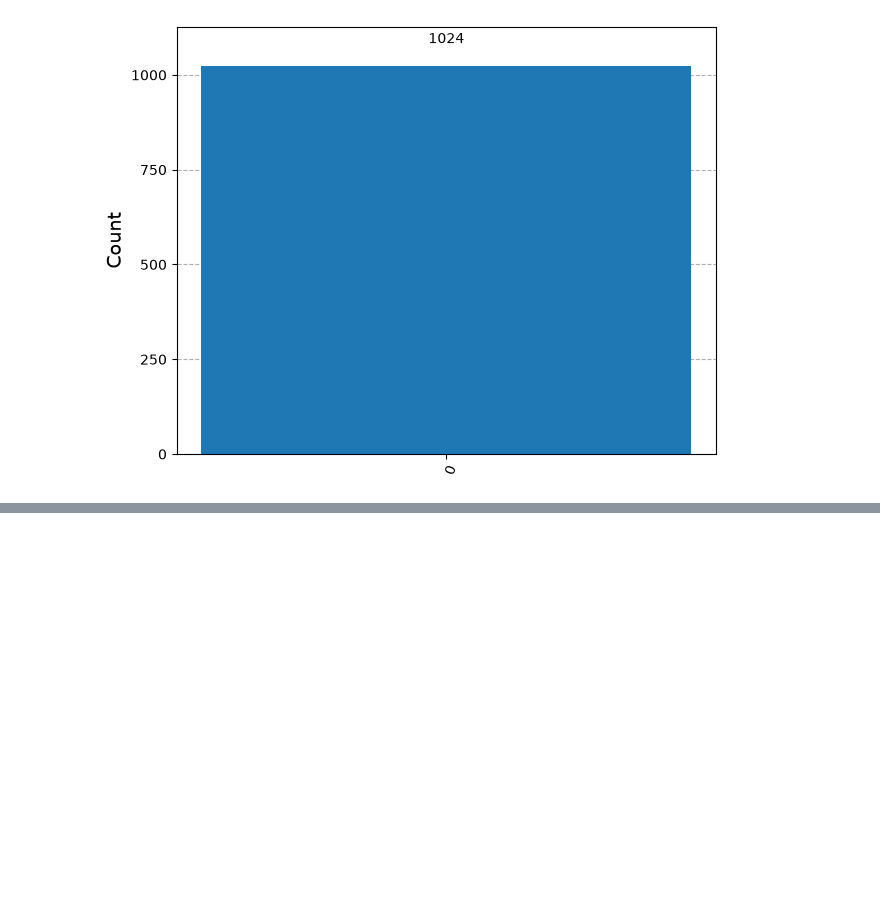
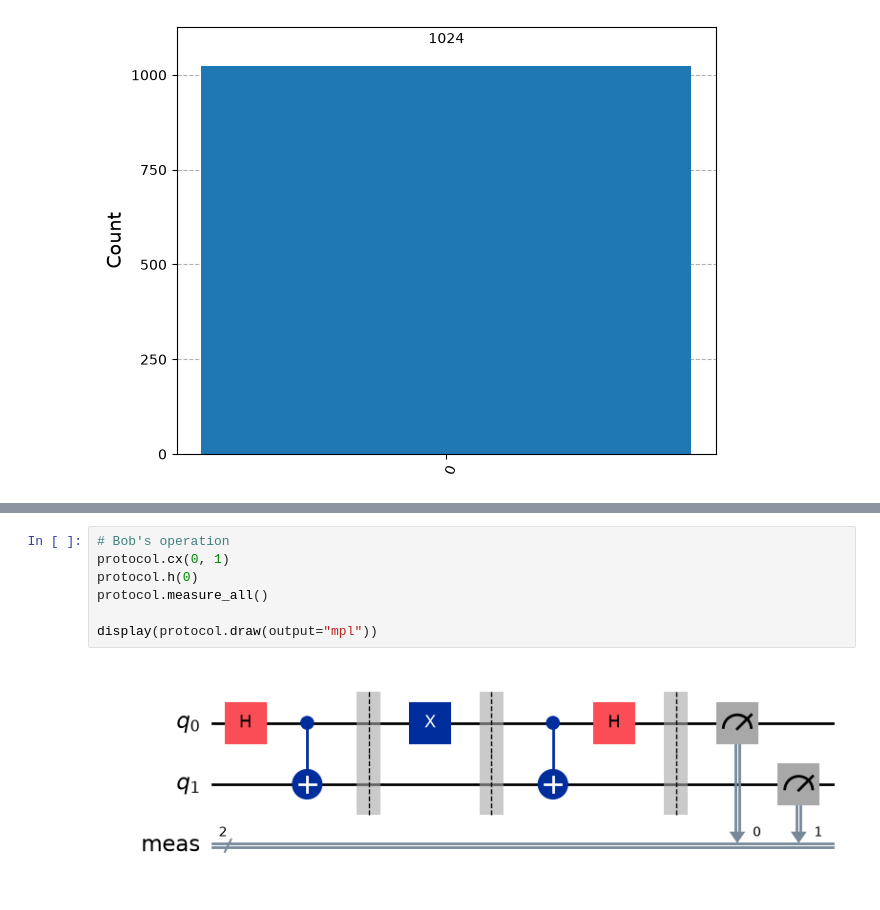
Before and after one commit to Amogh-0201/Quantum-Basics, a Jupyter notebook: Entanglement.ipynb, the cells around one changed output, grey strips where cells are left out. Drawn from its saved outputs; the diff is of its cells as text; blank space fills up the shorter version.

```diff
--- a/Entanglement.ipynb
+++ b/Entanglement.ipynb
@@ -114,0 +143,9 @@ display(plot_histogram(filtered_statistics))
+# %%
+# Bob's operation
+protocol.cx(0, 1)
+protocol.h(0)
+protocol.measure_all()
+
+display(protocol.draw(output="mpl"))
+# %% [output]
+[figure, added]
```
Also changed, not shown: parts of 12 cells of this notebook.
